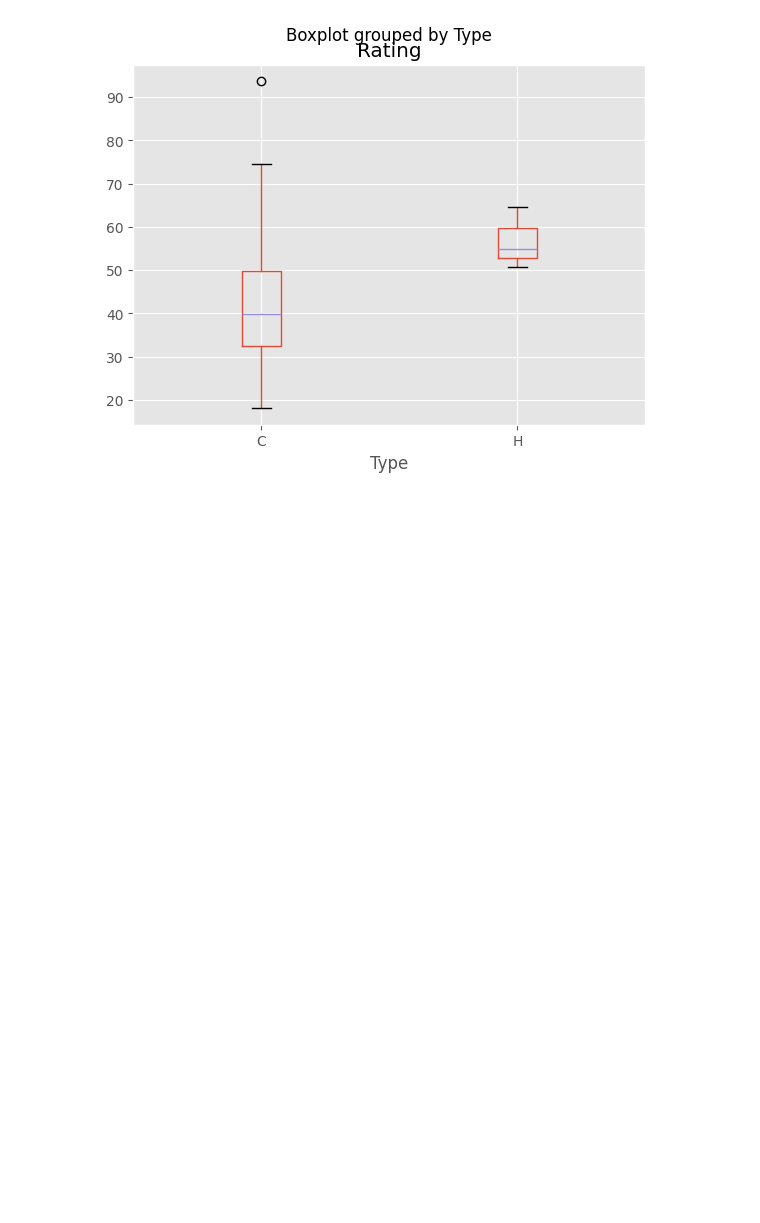
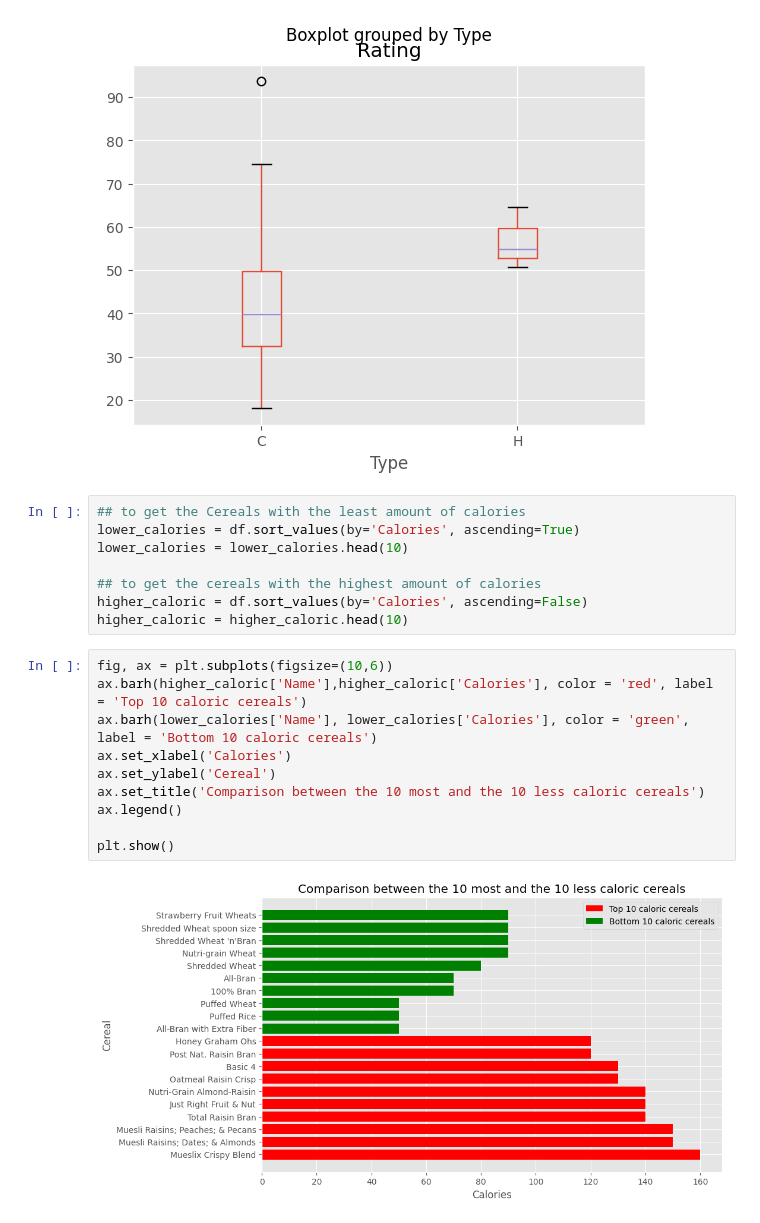
Before and after one commit to kenyyode/80-Cereals, a Jupyter notebook: 80cereals.ipynb, the cells around one changed output. Cells and saved outputs as stored; diff of their text form; blank space fills up the shorter version.

```diff
--- a/80cereals.ipynb
+++ b/80cereals.ipynb
@@ -198,3 +198,23 @@ df.boxplot('Rating', 'Type')
 # %% [output]
 <Axes: title={'center': 'Rating'}, xlabel='Type'>
 [figure]
+# %%
+## to get the Cereals with the least amount of calories
+lower_calories = df.sort_values(by='Calories', ascending=True)
+lower_calories = lower_calories.head(10)
+
+## to get the cereals with the highest amount of calories
+higher_caloric = df.sort_values(by='Calories', ascending=False)
+higher_caloric = higher_caloric.head(10)
+# %%
+fig, ax = plt.subplots(figsize=(10,6))
+ax.barh(higher_caloric['Name'],higher_caloric['Calories'], color = 'red', label = 'Top 10 caloric cereals')
+ax.barh(lower_calories['Name'], lower_calories['Calories'], color = 'green', label = 'Bottom 10 caloric cereals')
+ax.set_xlabel('Calories')
+ax.set_ylabel('Cereal')
+ax.set_title('Comparison between the 10 most and the 10 less caloric cereals')
+ax.legend()
+
+plt.show()
+# %% [output]
+[figure, added]
```
